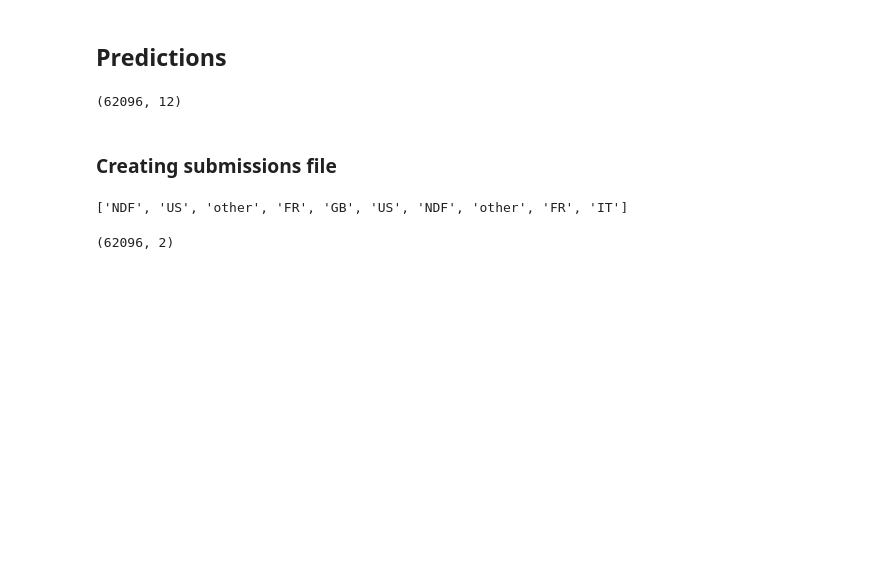
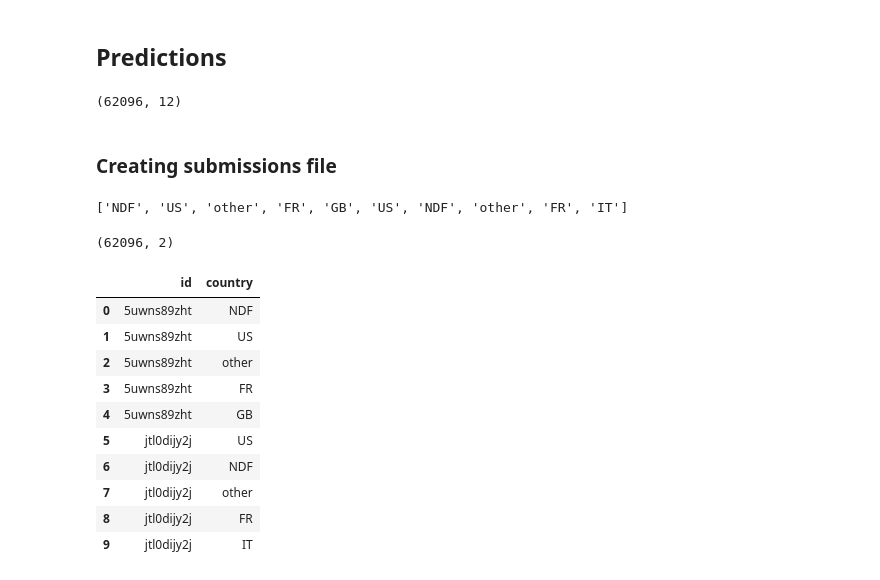
Before and after one commit to volkaseezn/Random-Forest-Premier-Project, a Jupyter notebook: AirBnb.ipynb, the cells around one changed output. Drawn from its saved outputs; the diff is of its cells as text; code cells hidden in the pictures; blank space fills up the shorter version.

```diff
--- a/AirBnb.ipynb
+++ b/AirBnb.ipynb
@@ -1270,3 +1266,17 @@ countries[:10]
 ss.shape
 # %% [output]
 (62096, 2)
+# %%
+sub.head(10)
+# %% [output]
+|  | id | country |
+| 0 | 5uwns89zht | NDF |
+| 1 | 5uwns89zht | US |
+| 2 | 5uwns89zht | other |
+| 3 | 5uwns89zht | FR |
+| 4 | 5uwns89zht | GB |
+| 5 | jtl0dijy2j | US |
+| 6 | jtl0dijy2j | NDF |
+| 7 | jtl0dijy2j | other |
+| 8 | jtl0dijy2j | FR |
+| 9 | jtl0dijy2j | IT |
```
Also changed, not shown: parts of 2 cells of this notebook.
